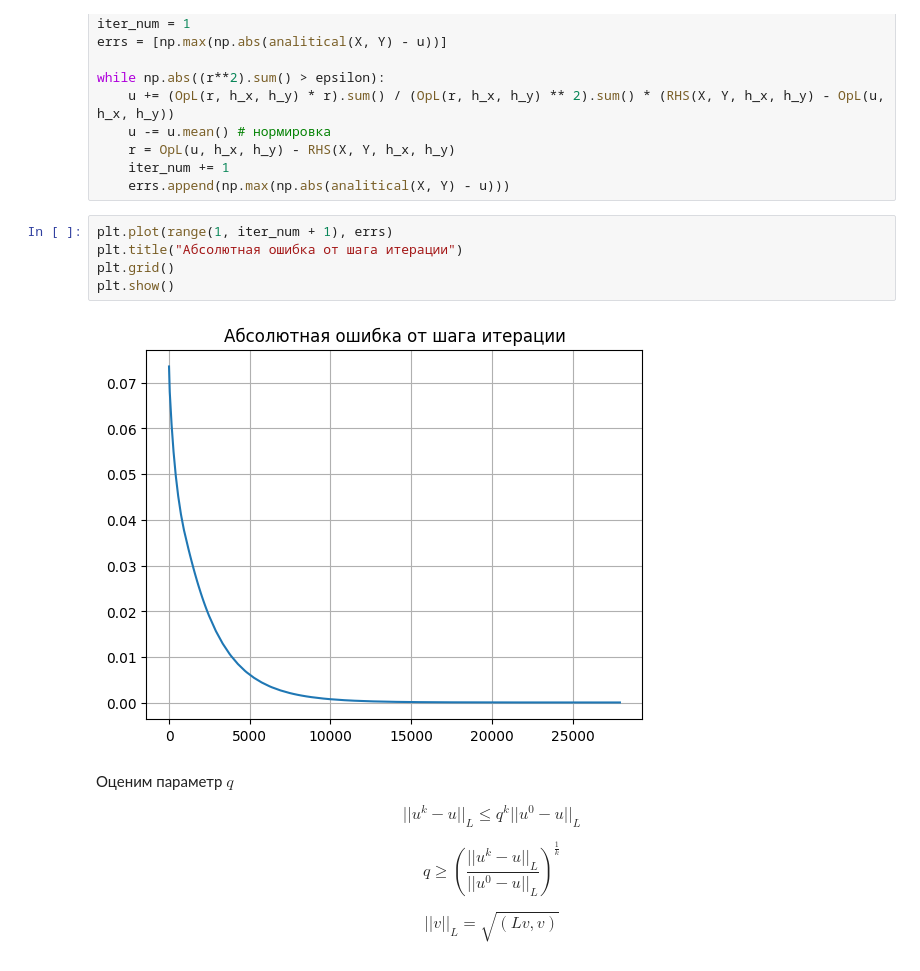
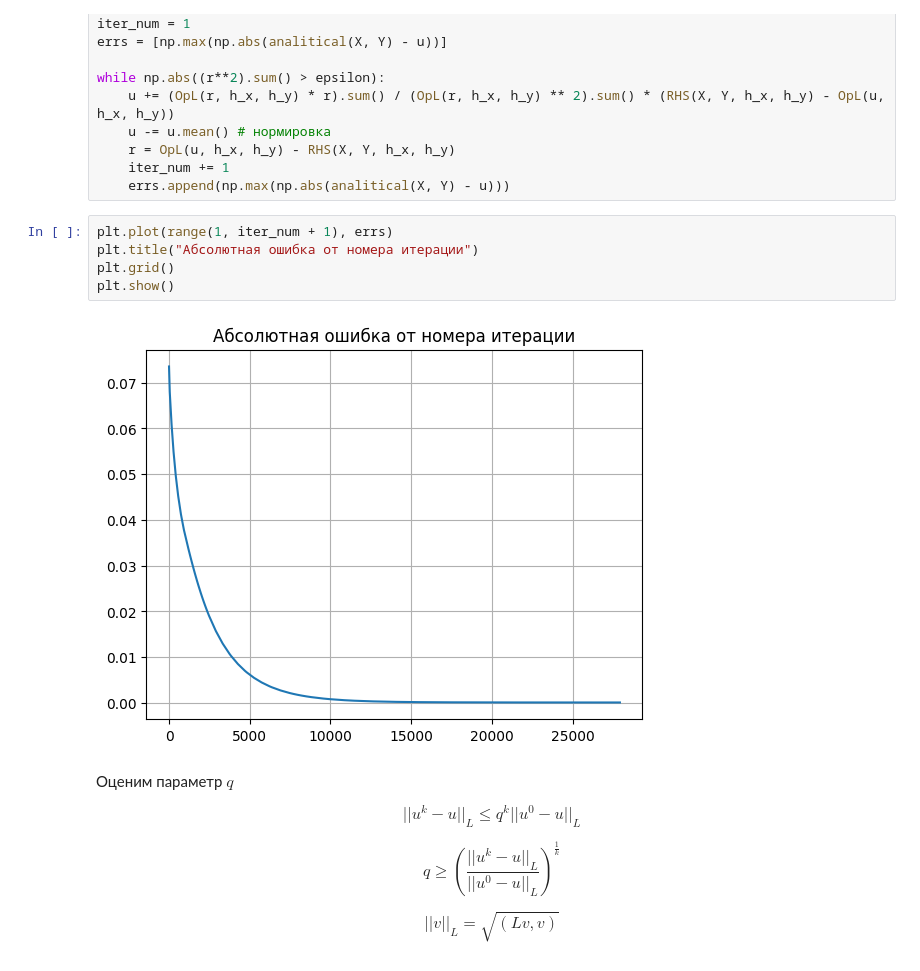
Before and after one commit to Xopppek/num_methods_sem7, a Jupyter notebook: lab2/lab2.ipynb, the cells around one changed output. Saved outputs shown, nothing was run; the diff lists cells and outputs as text.

Commit message:
fixed graphic name

```diff
--- a/lab2/lab2.ipynb
+++ b/lab2/lab2.ipynb
@@ -170,11 +170,11 @@ while np.abs((r**2).sum() > epsilon):
     errs.append(np.max(np.abs(analitical(X, Y) - u)))
 # %%
 plt.plot(range(1, iter_num + 1), errs)
-plt.title("Абсолютная ошибка от шага итерации")
+plt.title("Абсолютная ошибка от номера итерации")
 plt.grid()
 plt.show()
 # %% [output]
-[figure, old version]
+[figure, new version]
 # %% [markdown]
 Оценим параметр $q$
 
```
